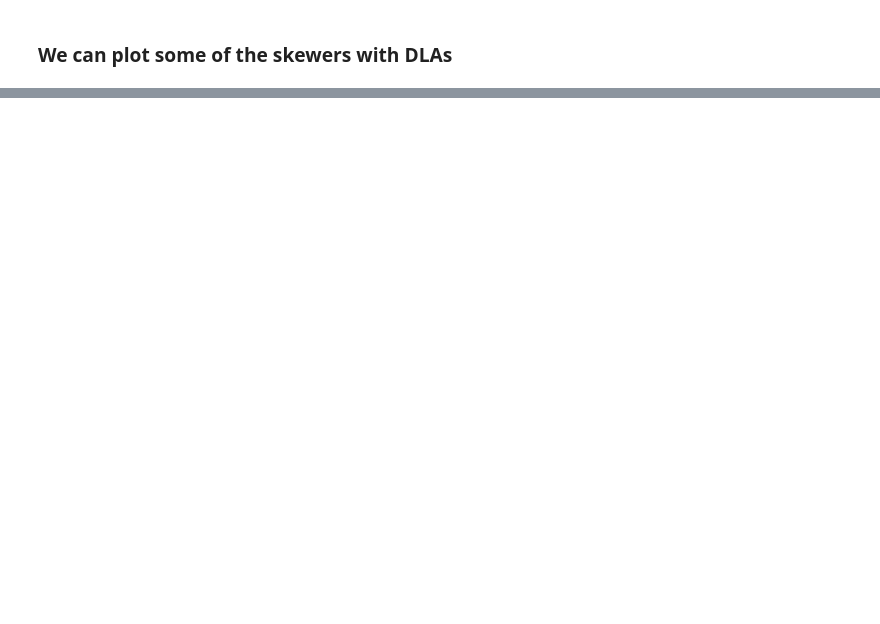
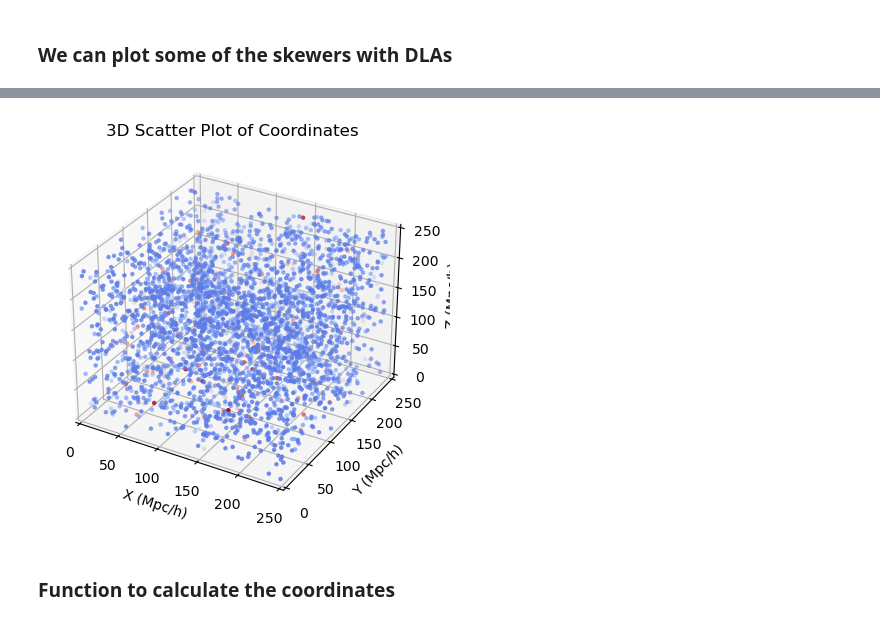
Before and after one commit to andreufont/astrid_hcd, a Jupyter notebook: DLAs_positions.ipynb, the cells around one changed output, grey strips where cells are left out. Cells and saved outputs as stored; diff of their text form; code cells hidden in the pictures; blank space fills up the shorter version.

```diff
--- a/DLAs_positions.ipynb
+++ b/DLAs_positions.ipynb
@@ -114,0 +124,22 @@ for i in range(len(dlas)):
+# %%
+fig = plt.figure()
+ax = fig.add_subplot(111, projection='3d')
+cmap = plt.cm.coolwarm
+colors = cmap(np.linspace(0, 1, 10))
+
+for i in range(1,10):
+    ax.scatter(coordinates[i]["x"], coordinates[i]["y"], coordinates[i]["z"], color = colors[i], label = "C"+str(i), s=5)
+
+ax.set_xlabel('X (Mpc/h)')
+ax.set_ylabel('Y (Mpc/h)')
+ax.set_zlabel('Z (Mpc/h)')
+ax.set_xlim([0, 250])
+ax.set_ylim([0, 250])
+ax.set_zlim([0, 250])
+ax.set_title('3D Scatter Plot of Coordinates')
+
+plt.show()
+# %% [output]
+[figure, added]
+# %% [markdown]
+### Function to calculate the coordinates
```
Also changed, not shown: parts of 12 cells of this notebook.
